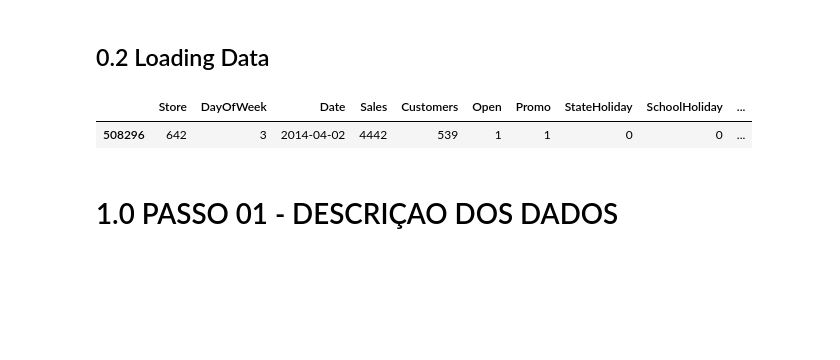
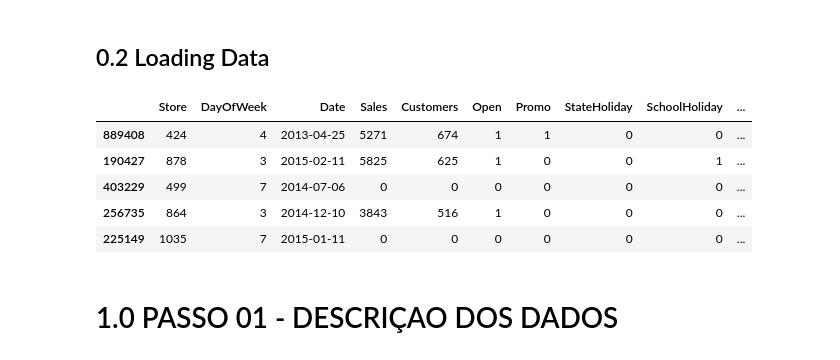
Before and after one commit to marcos-ale-fonseca/DataScienceEmProducao, a Jupyter notebook: m04_v01_store_sales_predictions.ipynb, the cells around one changed output. Drawn from its saved outputs; the diff is of its cells as text; code cells hidden in the pictures; blank space fills up the shorter version.

```diff
--- a/m04_v01_store_sales_predictions.ipynb
+++ b/m04_v01_store_sales_predictions.ipynb
@@ -33,13 +33,17 @@ Populating the interactive namespace from numpy and matplotlib
 # %%
 df_sales_raw = pd.read_csv('data/rossmann_store_sales/train.csv', low_memory=False)
 df_store_raw = pd.read_csv('data/rossmann_store_sales/store.csv', low_memory=False)
 
 # Merge
 df_raw = pd.merge(df_sales_raw, df_store_raw, how='left', on='Store')
-df_raw.sample()
+df_raw.sample(5)
 # %% [output]
 |  | Store | DayOfWeek | Date | Sales | Customers | Open | Promo | StateHoliday | SchoolHoliday | ... |
-| 508296 | 642 | 3 | 2014-04-02 | 4442 | 539 | 1 | 1 | 0 | 0 | ... |
+| 889408 | 424 | 4 | 2013-04-25 | 5271 | 674 | 1 | 1 | 0 | 0 | ... |
+| 190427 | 878 | 3 | 2015-02-11 | 5825 | 625 | 1 | 0 | 0 | 1 | ... |
+| 403229 | 499 | 7 | 2014-07-06 | 0 | 0 | 0 | 0 | 0 | 0 | ... |
+| 256735 | 864 | 3 | 2014-12-10 | 3843 | 516 | 1 | 0 | 0 | 0 | ... |
+| 225149 | 1035 | 7 | 2015-01-11 | 0 | 0 | 0 | 0 | 0 | 0 | ... |
 # %% [markdown]
 # 1.0 PASSO 01 - DESCRIÇAO DOS DADOS
 # %%
```
Also changed, not shown: parts of 46 cells of this notebook.
